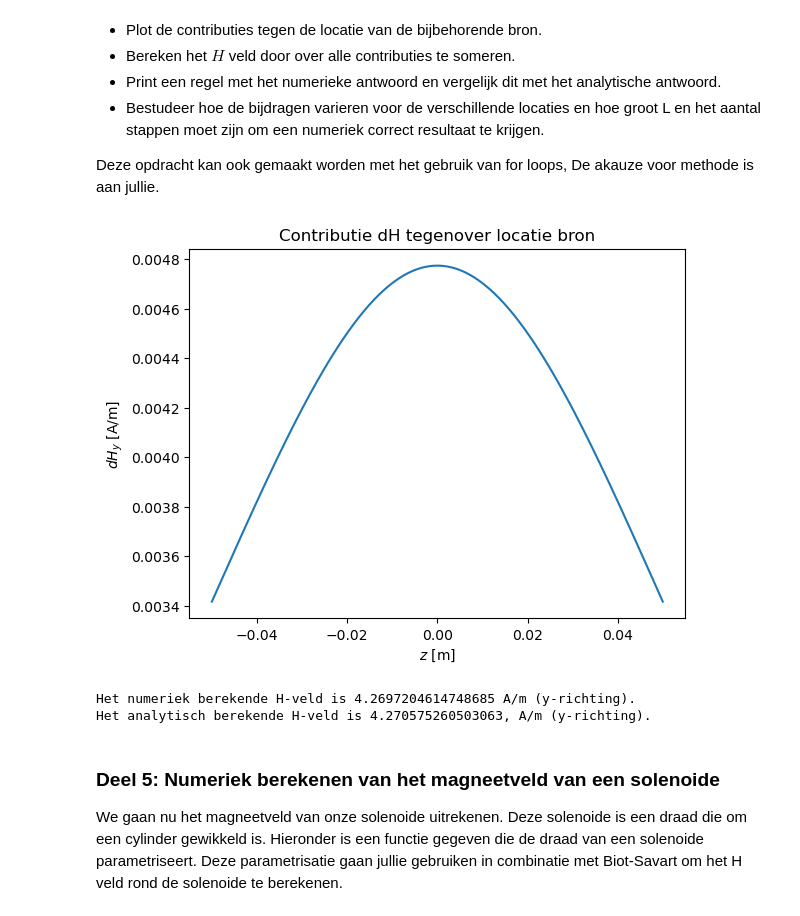
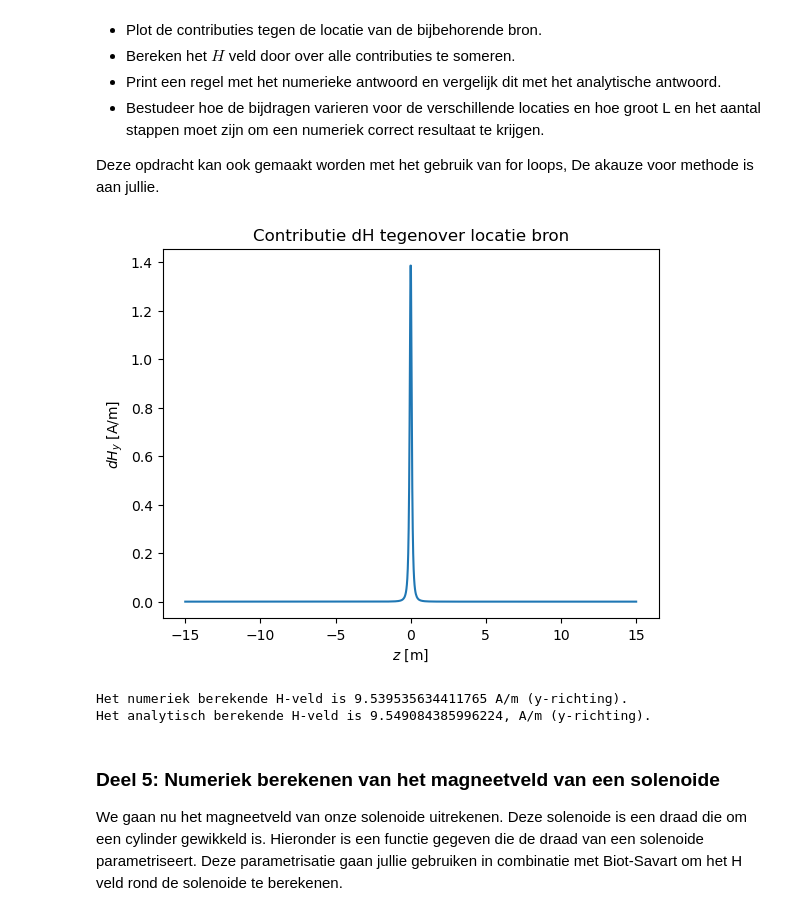
Before and after one commit to emmajuledrent/opdrachten-DEF-D, a Jupyter notebook: DigitaleOntwerpopdrachten/2KrachtactuatorOpdracht/KrachtactuatorOpdracht.ipynb, the cells around one changed output. Saved outputs shown, nothing was run; the diff lists cells and outputs as text; code cells hidden in the pictures.

```diff
--- a/DigitaleOntwerpopdrachten/2KrachtactuatorOpdracht/KrachtactuatorOpdracht.ipynb
+++ b/DigitaleOntwerpopdrachten/2KrachtactuatorOpdracht/KrachtactuatorOpdracht.ipynb
@@ -466,42 +466,42 @@ Deze opdracht kan ook gemaakt worden met het gebruik van for loops, De akauze vo
 # %%
 # Code om contributies dH op r = (0.1,0,0) te bepalen:
 stapgrootte = 1000  # Hoevaak dH wordt bepaald over dl.
-L_draad_var = 0.1
+L_draad_var = 30
 
 r_punt = np.full((stapgrootte, 3), [0.1, 0, 0])  # positie van het te bestuderen punt, maar in een array van lengte 64 omdat we 64x dH bepalen.
 z_lijn = np.linspace(-L_draad_var/2, L_draad_var/2, stapgrootte) # z-coordinaten van punten op de lijn.
 r_bron = np.column_stack([np.zeros(stapgrootte), np.zeros(stapgrootte), z_lijn])  # alle punten die zich op de lijn op de z-as bevinden.
 dl = np.array([0, 0, L_draad_var/stapgrootte])
 
 dH_lijst = []
 for i in range(stapgrootte):
     dH_lijst.append(field_current_element(r_punt[i], r_bron[i], dl))    # gebruiken van eerdere functie om de contributies dH te weergeven in een array.
 dH_r_punt = np.array(dH_lijst)
 
 
 # Plotten van contributie dH vs r_bron, oftewel de z-coordinaat:
 plt.figure()
 plt.plot(z_lijn, dH_r_punt[:,1])    # Veld staat enkel in de y-richting, dus enkel geinteresseerd in dH_y.
 plt.xlabel("$z$ [m]")
 plt.ylabel("$dH_y$ [A/m]")
 plt.title("Contributie dH tegenover locatie bron")
 plt.show()
 
 
 # Sommeren om tot H-veld te komen:
 H_num = np.sum(dH_r_punt, axis=0 )
 print(f"Het numeriek berekende H-veld is {H_num[1]} A/m (y-richting).")
 
 
 # Analytisch berekenen van het veld:
 a = L_draad_var/2
 x = 0.1
 H_ana = (I / (4*np.pi*x)) * ( (a/np.sqrt(a**2 + x**2)) - (-a/np.sqrt(a**2 + x**2)) )
 print(f"Het analytisch berekende H-veld is {H_ana}, A/m (y-richting).")
 # %% [output]
-[figure, old version]
+[figure, new version]
-Het numeriek berekende H-veld is 4.2697204614748685 A/m (y-richting).
-Het analytisch berekende H-veld is 4.270575260503063, A/m (y-richting).
+Het numeriek berekende H-veld is 9.539535634411765 A/m (y-richting).
+Het analytisch berekende H-veld is 9.549084385996224, A/m (y-richting).
 # %% [markdown]
 ### Deel 5: Numeriek berekenen van het magneetveld van een solenoide
 
```
Also changed, not shown: parts of 6 cells of this notebook.
